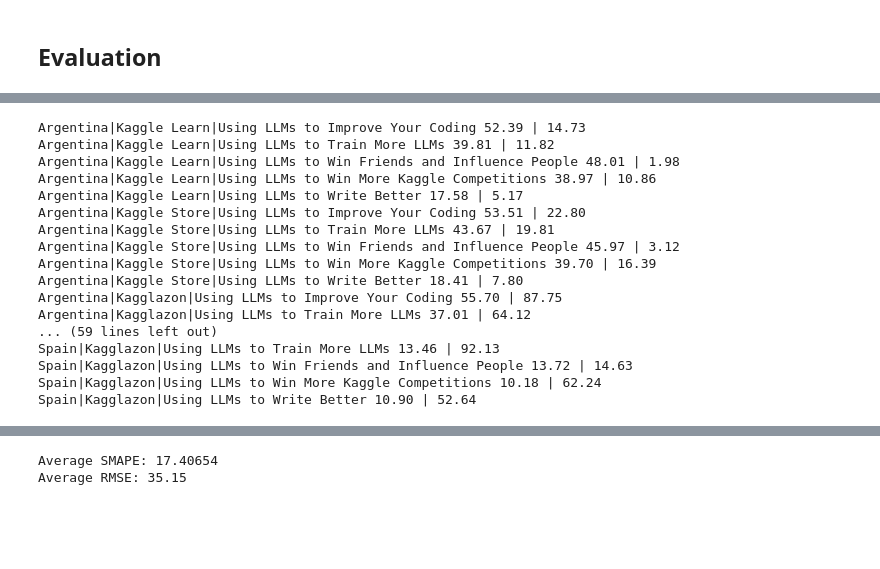
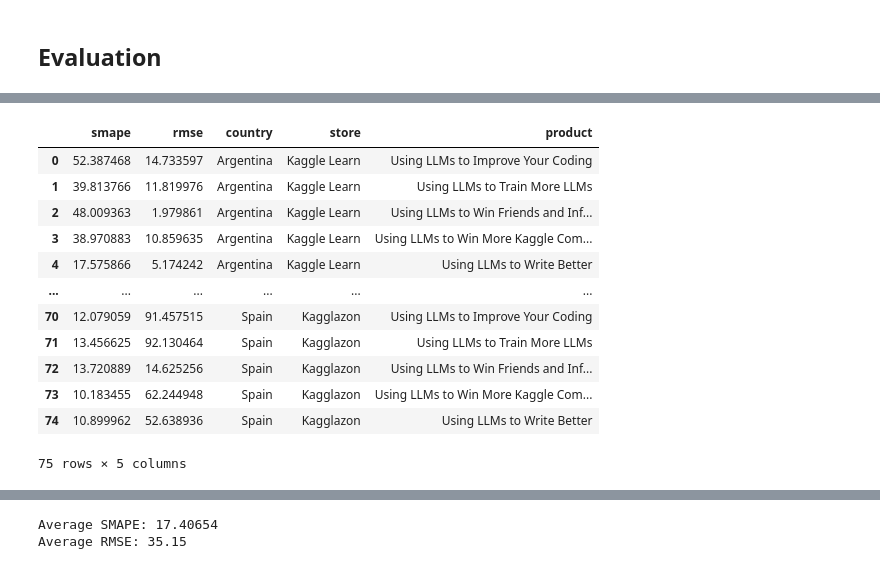
Before and after one commit to xulianrenzoku/Forecasting-Mini-Course-Sales, a Jupyter notebook: scratch/prophet_w_season_holiday.ipynb, the cells around one changed output, grey strips where cells are left out. Drawn from its saved outputs; the diff is of its cells as text; code cells hidden in the pictures; blank space fills up the shorter version.

```diff
--- a/scratch/prophet_w_season_holiday.ipynb
+++ b/scratch/prophet_w_season_holiday.ipynb
@@ -331,22 +331,27 @@ metrics = [get_metrics(m) for m in tqdm(models)]
 ... (63 outputs left out)
 # %%
-for i, comb in enumerate(train_df.comb.unique(), 0):
-    print(comb, f'{metrics[i][1] * 100:.2f}', '|', f'{metrics[i][0]:.2f}')
+def build_res_df(metrics, train_df=train_df):
+    res_data = [[comb, metrics[i][1] * 100, metrics[i][0]]
+                for i, comb in enumerate(train_df.comb.unique(), 0)]
+    res_df = pd.DataFrame(res_data, columns=['comb', 'smape', 'rmse'])
+    res_df['country'] = res_df['comb'].apply(lambda x: x.split('|')[0])
+    res_df['store'] = res_df['comb'].apply(lambda x: x.split('|')[1])
+    res_df['product'] = res_df['comb'].apply(lambda x: x.split('|')[2])
+    return res_df.drop('comb', axis=1)
-# %% [output]
-Argentina|Kaggle Learn|Using LLMs to Improve Your Coding 52.39 | 14.73
-Argentina|Kaggle Learn|Using LLMs to Train More LLMs 39.81 | 11.82
-Argentina|Kaggle Learn|Using LLMs to Win Friends and Influence People 48.01 | 1.98
-Argentina|Kaggle Learn|Using LLMs to Win More Kaggle Competitions 38.97 | 10.86
-Argentina|Kaggle Learn|Using LLMs to Write Better 17.58 | 5.17
-Argentina|Kaggle Store|Using LLMs to Improve Your Coding 53.51 | 22.80
-Argentina|Kaggle Store|Using LLMs to Train More LLMs 43.67 | 19.81
-Argentina|Kaggle Store|Using LLMs to Win Friends and Influence People 45.97 | 3.12
-Argentina|Kaggle Store|Using LLMs to Win More Kaggle Competitions 39.70 | 16.39
-Argentina|Kaggle Store|Using LLMs to Write Better 18.41 | 7.80
-Argentina|Kagglazon|Using LLMs to Improve Your Coding 55.70 | 87.75
-Argentina|Kagglazon|Using LLMs to Train More LLMs 37.01 | 64.12
-... (59 lines left out)
-Spain|Kagglazon|Using LLMs to Train More LLMs 13.46 | 92.13
-Spain|Kagglazon|Using LLMs to Win Friends and Influence People 13.72 | 14.63
-Spain|Kagglazon|Using LLMs to Win More Kaggle Competitions 10.18 | 62.24
-Spain|Kagglazon|Using LLMs to Write Better 10.90 | 52.64
+# %%
+res_df = build_res_df(metrics)
+res_df
+# %% [output]
+|  | smape | rmse | country | store | product |
+| 0 | 52.387468 | 14.733597 | Argentina | Kaggle Learn | Using LLMs to Improve Your Coding |
+| 1 | 39.813766 | 11.819976 | Argentina | Kaggle Learn | Using LLMs to Train More LLMs |
+| 2 | 48.009363 | 1.979861 | Argentina | Kaggle Learn | Using LLMs to Win Friends and Inf... |
+| 3 | 38.970883 | 10.859635 | Argentina | Kaggle Learn | Using LLMs to Win More Kaggle Com... |
+| 4 | 17.575866 | 5.174242 | Argentina | Kaggle Learn | Using LLMs to Write Better |
+| ... | ... | ... | ... | ... | ... |
+| 70 | 12.079059 | 91.457515 | Spain | Kagglazon | Using LLMs to Improve Your Coding |
+| 71 | 13.456625 | 92.130464 | Spain | Kagglazon | Using LLMs to Train More LLMs |
+| 72 | 13.720889 | 14.625256 | Spain | Kagglazon | Using LLMs to Win Friends and Inf... |
+| 73 | 10.183455 | 62.244948 | Spain | Kagglazon | Using LLMs to Win More Kaggle Com... |
+| 74 | 10.899962 | 52.638936 | Spain | Kagglazon | Using LLMs to Write Better |
+75 rows × 5 columns
```
Also changed, not shown: parts of 9 cells of this notebook, 1 other file.
